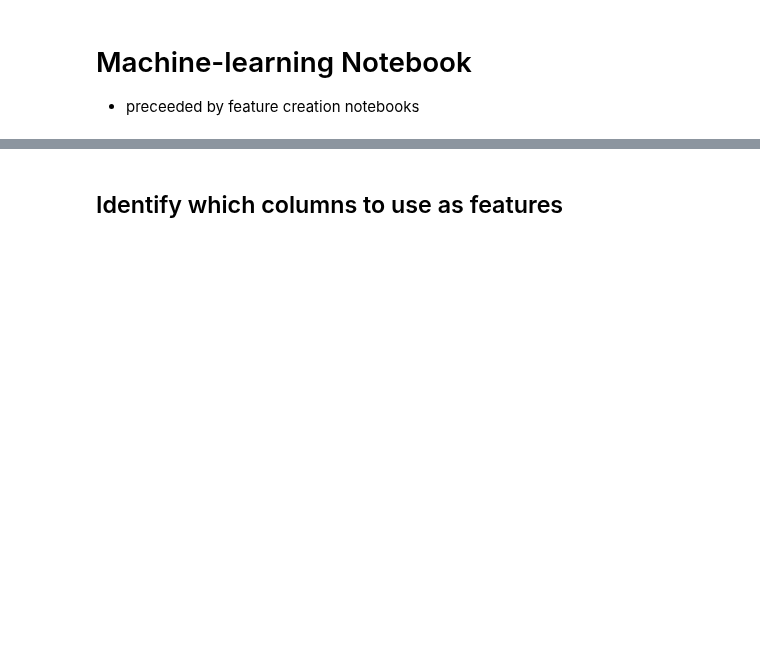
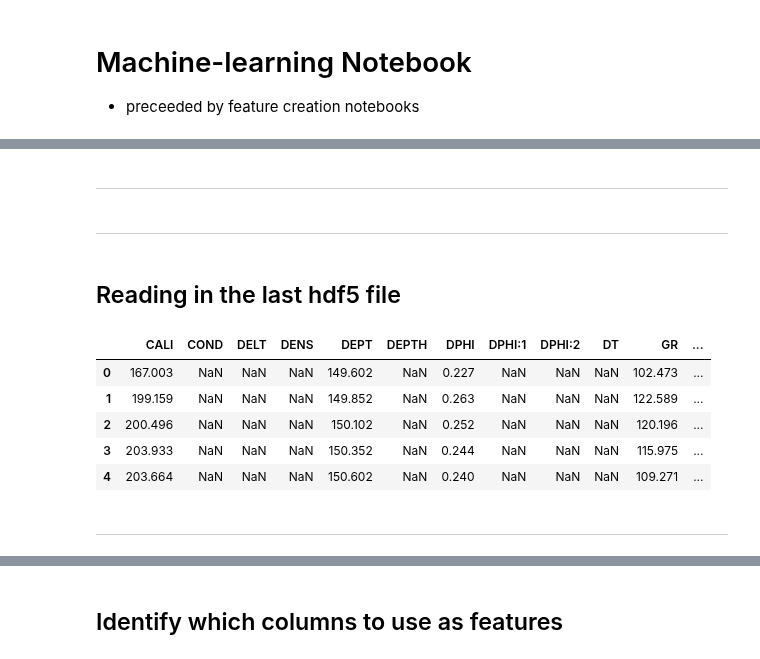
Before and after one commit to JustinGOSSES/MannvilleGroup_Strat_Hackathon, a Jupyter notebook: notebooks_2018/modular_redo/Machine_Learning/Machine_Learning_vA_20170726.ipynb, the cells around one changed output, grey strips where cells are left out. Drawn from its saved outputs; the diff is of its cells as text; code cells hidden in the pictures; blank space fills up the shorter version.

```diff
--- a/notebooks_2018/modular_redo/Machine_Learning/Machine_Learning_vA_20170726.ipynb
+++ b/notebooks_2018/modular_redo/Machine_Learning/Machine_Learning_vA_20170726.ipynb
@@ -3,0 +52,6 @@
+# %% [markdown]
+-------------
+# %% [markdown]
+------------
+# %% [markdown]
+## Reading in the last hdf5 file
@@ -3,0 +62,11 @@
+# %%
+df_all_wells_wKNN_DEPTHtoDEPT_KNN1PredTopMcM_20180724_initial.head()
+# %% [output]
+|  | CALI | COND | DELT | DENS | DEPT | DEPTH | DPHI | DPHI:1 | DPHI:2 | DT | GR | ... |
+| 0 | 167.003 | NaN | NaN | NaN | 149.602 | NaN | 0.227 | NaN | NaN | NaN | 102.473 | ... |
+| 1 | 199.159 | NaN | NaN | NaN | 149.852 | NaN | 0.263 | NaN | NaN | NaN | 122.589 | ... |
+| 2 | 200.496 | NaN | NaN | NaN | 150.102 | NaN | 0.252 | NaN | NaN | NaN | 120.196 | ... |
+| 3 | 203.933 | NaN | NaN | NaN | 150.352 | NaN | 0.244 | NaN | NaN | NaN | 115.975 | ... |
+| 4 | 203.664 | NaN | NaN | NaN | 150.602 | NaN | 0.240 | NaN | NaN | NaN | 109.271 | ... |
+# %% [markdown]
+-------------
```
Also changed, not shown: parts of 41 cells of this notebook.
